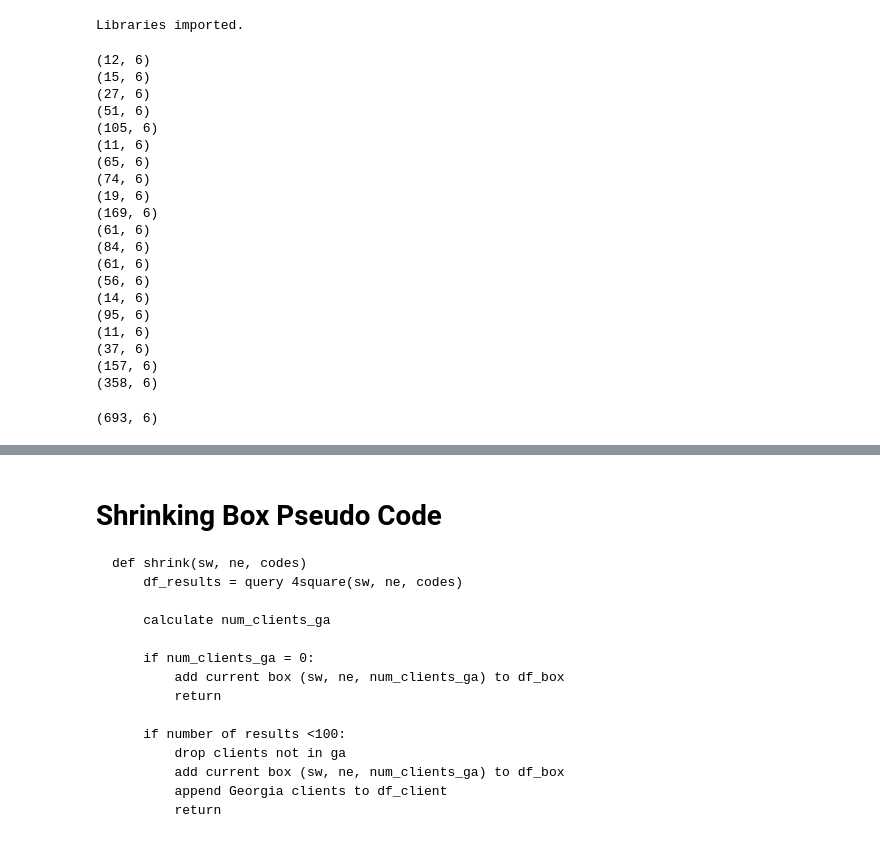
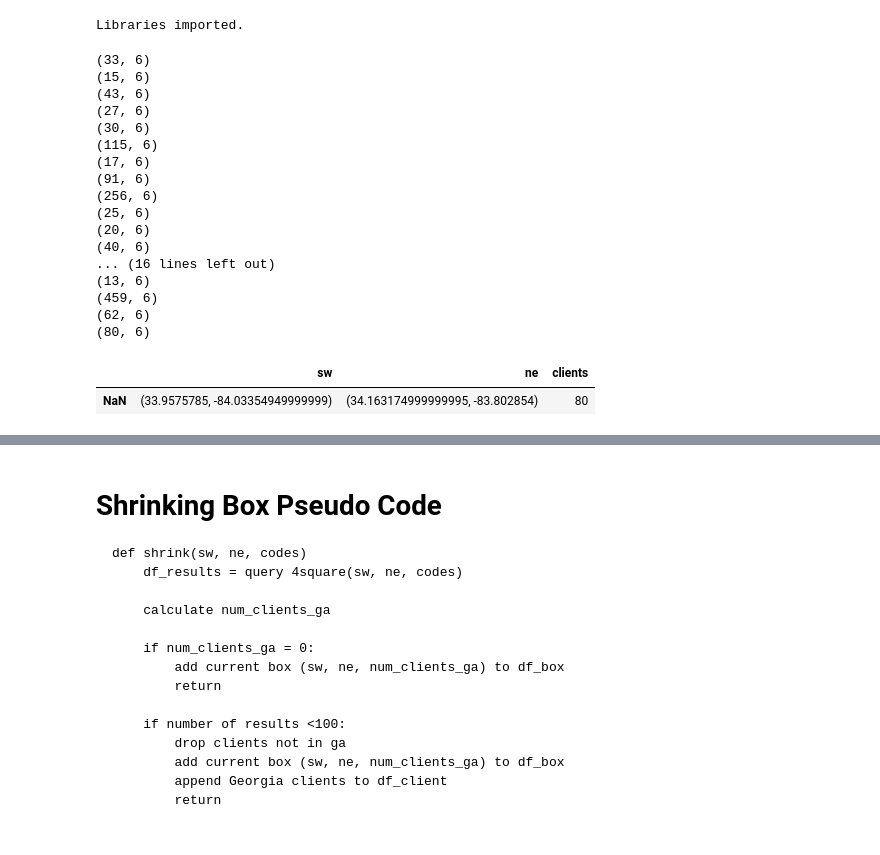
Before and after one commit to JamesDCage/Final-Week-0, a Jupyter notebook: Final Week 0 Foursquare Exploration.ipynb, the cells around one changed output, grey strips where cells are left out. Saved outputs shown, nothing was run; the diff lists cells and outputs as text; code cells hidden in the pictures.

```diff
--- a/Final Week 0 Foursquare Exploration.ipynb
+++ b/Final Week 0 Foursquare Exploration.ipynb
@@ -122,2 +118,4 @@ def split_box(sw, ne):
+# %%
+df_box = pd.DataFrame(columns=['sw','ne', 'clients'])
 # %%
 def shrink_box(sw, ne, codes):
@@ -160,11 +156,11 @@ def shrink_box(sw, ne, codes):
 # fsw = (33.913157, -84.220630)  #The big box
 # fne = (34.025437, -84.062058)
 
-# fsw = (33.751982, -84.264245)  #The bigger box - all G county
-# fne = (34.163175, -83.802854)
+fsw = (33.751982, -84.264245)  #The bigger box - all G county
+fne = (34.163175, -83.802854)
 
-fsw = (33.606360, -84.520664)  # ITP
-fne = (33.923112, -84.238162)
+# fsw = (33.606360, -84.520664)  # ITP
+# fne = (33.923112, -84.238162)
 
 asian =  ['4bf58dd8d48988d142941735']
 indian = ['4bf58dd8d48988d10f941735']
@@ -173,30 +169,28 @@ asian = indian + asian
 
 df_x = shrink_box(fsw,fne,asian)
 # %% [output]
-(12, 6)
+(33, 6)
 (15, 6)
+(43, 6)
 (27, 6)
-(51, 6)
-(105, 6)
-(11, 6)
-(65, 6)
-(74, 6)
-(19, 6)
-(169, 6)
-(61, 6)
-(84, 6)
-(61, 6)
-(56, 6)
-(14, 6)
-(95, 6)
-(11, 6)
-(37, 6)
-(157, 6)
-(358, 6)
+(30, 6)
+(115, 6)
+(17, 6)
+(91, 6)
+(256, 6)
+(25, 6)
+(20, 6)
+(40, 6)
+... (16 lines left out)
+(13, 6)
+(459, 6)
+(62, 6)
+(80, 6)
-# %%
-df_x.shape
-# %% [output]
-(693, 6)
+# %%
+df_box
+# %% [output]
+|  | sw | ne | clients |
+| NaN | (33.9575785, -84.03354949999999) | (34.163174999999995, -83.802854) | 80 |
 # %%
 map_georgia = folium.Map(location=[33.75, -84.38], zoom_start=10)
 
```
Also changed, not shown: parts of 4 cells of this notebook.
